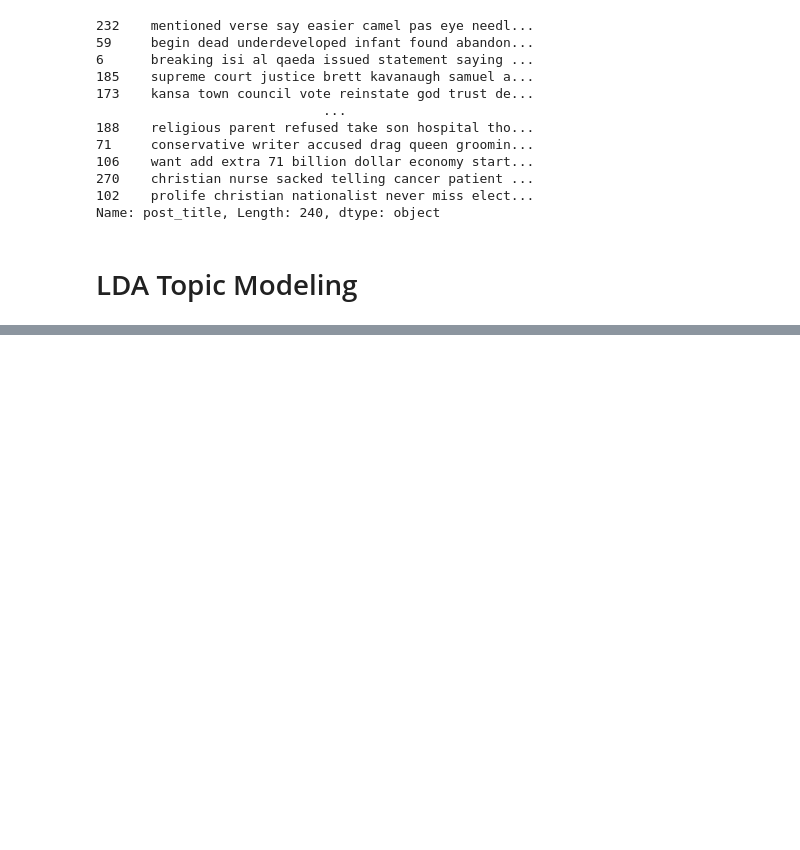
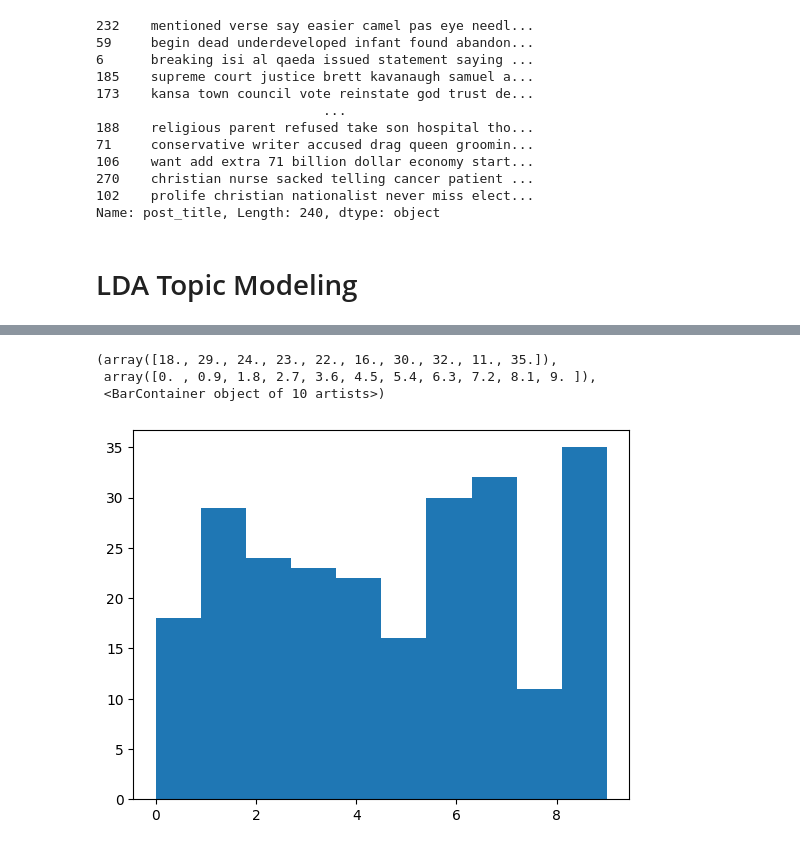
Before and after one commit to xmegan10/Reddit-Atheism-Sentiment-Comment-Prediction, a Jupyter notebook: ath_reddit_proj.ipynb, the cells around one changed output, grey strips where cells are left out. Saved outputs shown, nothing was run; the diff lists cells and outputs as text; code cells hidden in the pictures; blank space fills up the shorter version.

Commit message:
add lda topics to copy of posts

```diff
--- a/ath_reddit_proj.ipynb
+++ b/ath_reddit_proj.ipynb
@@ -454,6 +455,8 @@ LDA_model = LatentDirichletAllocation(n_components= n_topics,
                                       random_state = 42)
 # %%
 p_title = posts["post_title"]
+#turning text into bag of words
 vectorizer = CountVectorizer(max_df = 0.95, min_df = 3, stop_words="english")
-dtm = vectorizer.transform(p_title)
+dtm = vectorizer.fit_transform(posts["post_title"])
+dtm #document term matrix has 240 documents and 311 words?
 # %% [output]
@@ -460,0 +465,7 @@ NotFittedError: Vocabulary not fitted or provided
+# %%
+NB_TOPICS = 10
+LDA_model = LatentDirichletAllocation(n_components= NB_TOPICS,
+                                      max_iter=30,
+                                      random_state = 2021)
+
+LDA_model.fit(dtm)
@@ -460,0 +536,3 @@ NotFittedError: Vocabulary not fitted or provided
+# %%
+final_topics = LDA_model.transform(dtm)
+final_topics.shape
@@ -460,0 +541,4 @@ NotFittedError: Vocabulary not fitted or provided
+# %%
+posts_labeled = posts.copy()
+posts_labeled["Topic"] = final_topics.argmax(axis = 1)
+posts_labeled.head()
@@ -460,0 +552,7 @@ NotFittedError: Vocabulary not fitted or provided
+# %%
+plt.hist(posts_labeled["Topic"])
+# %% [output]
+(array([18., 29., 24., 23., 22., 16., 30., 32., 11., 35.]),
+ array([0. , 0.9, 1.8, 2.7, 3.6, 4.5, 5.4, 6.3, 7.2, 8.1, 9. ]),
+ <BarContainer object of 10 artists>)
+[figure, added]
```
Also changed, not shown: parts of 15 cells of this notebook.
